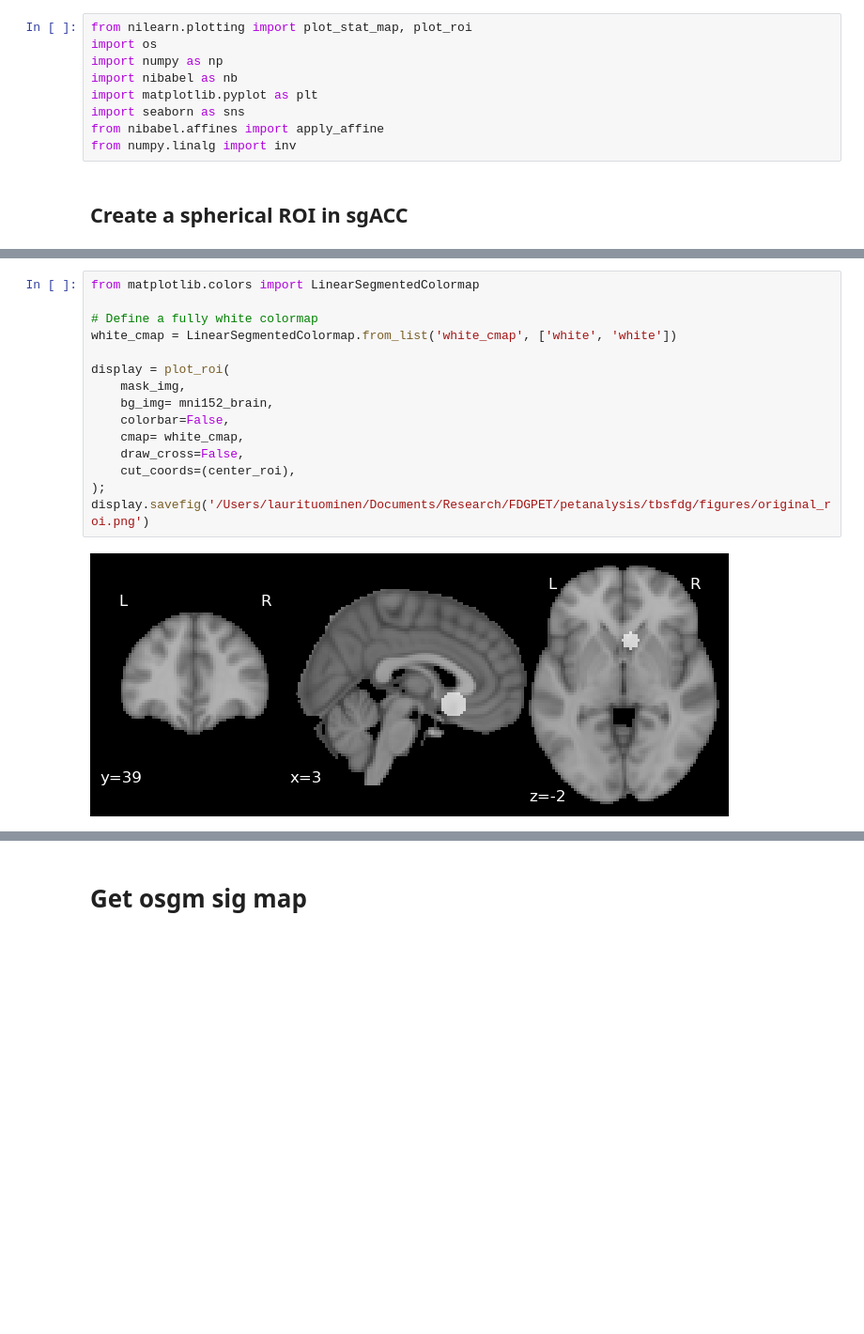
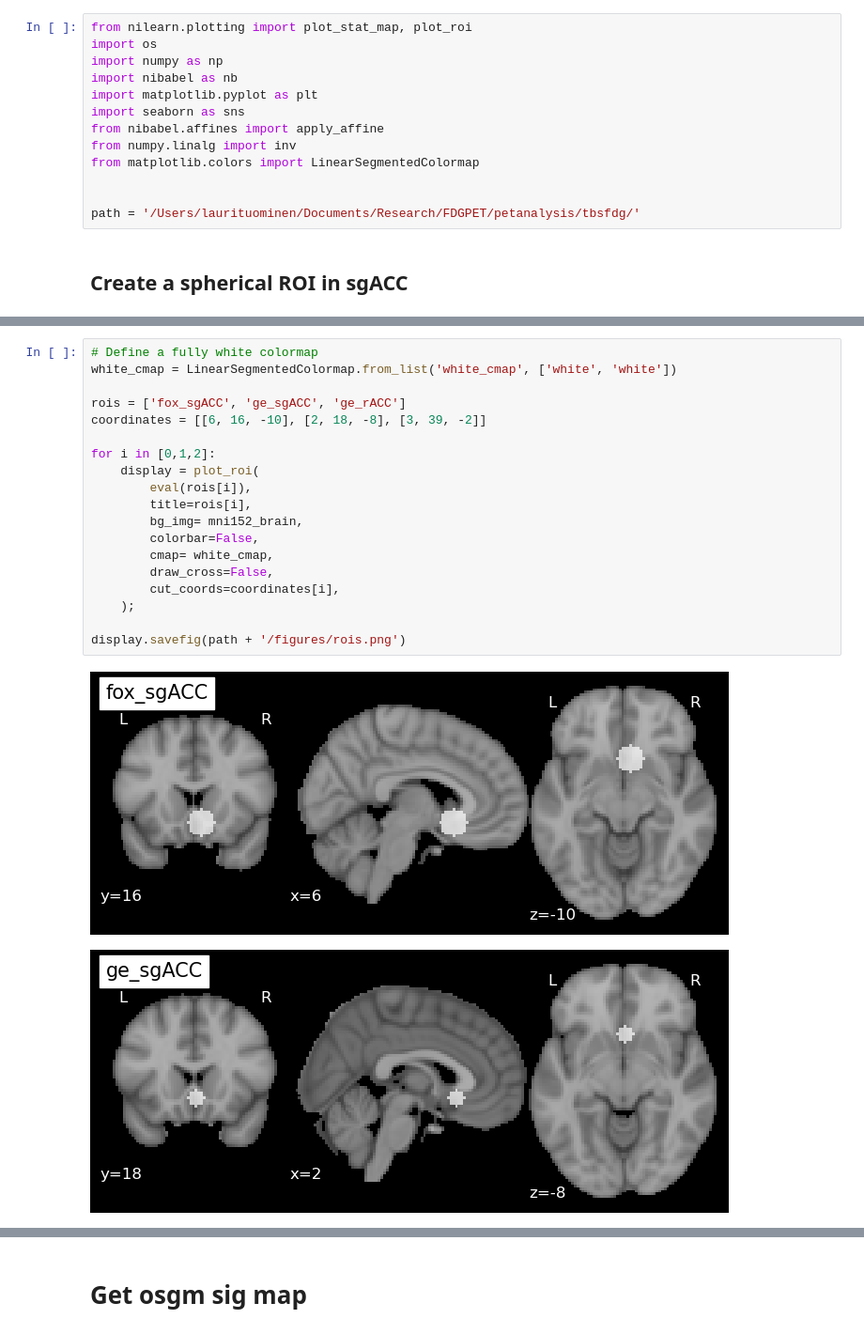
Before and after one commit to ltuominen/tbsfdg, a Jupyter notebook: scripts_analysis/Test_hypothesis.ipynb, the cells around one changed output, grey strips where cells are left out. Shown: that part at 94% size. Drawn from its saved outputs; the diff is of its cells as text; blank space fills up the shorter version.

```diff
--- a/scripts_analysis/Test_hypothesis.ipynb
+++ b/scripts_analysis/Test_hypothesis.ipynb
@@ -9,6 +9,10 @@ import matplotlib.pyplot as plt
 import seaborn as sns
 from nibabel.affines import apply_affine
 from numpy.linalg import inv
+from matplotlib.colors import LinearSegmentedColormap
+
+
+path = '/Users/laurituominen/Documents/Research/FDGPET/petanalysis/tbsfdg/'
 # %% [markdown]
 ## Create a spherical ROI in sgACC
 # %%
@@ -66,17 +53,22 @@ alternative_roi2 = nb.Nifti1Image(mask.astype('float32'), affine)
 # %%
-from matplotlib.colors import LinearSegmentedColormap
-
 # Define a fully white colormap
 white_cmap = LinearSegmentedColormap.from_list('white_cmap', ['white', 'white'])
 
-display = plot_roi(
-    mask_img,
-    bg_img= mni152_brain,
-    colorbar=False,
-    cmap= white_cmap,
-    draw_cross=False,
-    cut_coords=(center_roi),
-);
-display.savefig('/Users/laurituominen/Documents/Research/FDGPET/petanalysis/tbsfdg/figures/original_roi.png')
+rois = ['fox_sgACC', 'ge_sgACC', 'ge_rACC']
+coordinates = [[6, 16, -10], [2, 18, -8], [3, 39, -2]]
+
+for i in [0,1,2]:
+    display = plot_roi(
+        eval(rois[i]),
+        title=rois[i],
+        bg_img= mni152_brain,
+        colorbar=False,
+        cmap= white_cmap,
+        draw_cross=False,
+        cut_coords=coordinates[i],
+    );
+
+display.savefig(path + '/figures/rois.png')
 # %% [output]
-[figure, old version]
+[figure, new version]
+[figure, added]
```
Also changed, not shown: parts of 13 cells of this notebook, 2 other files.
